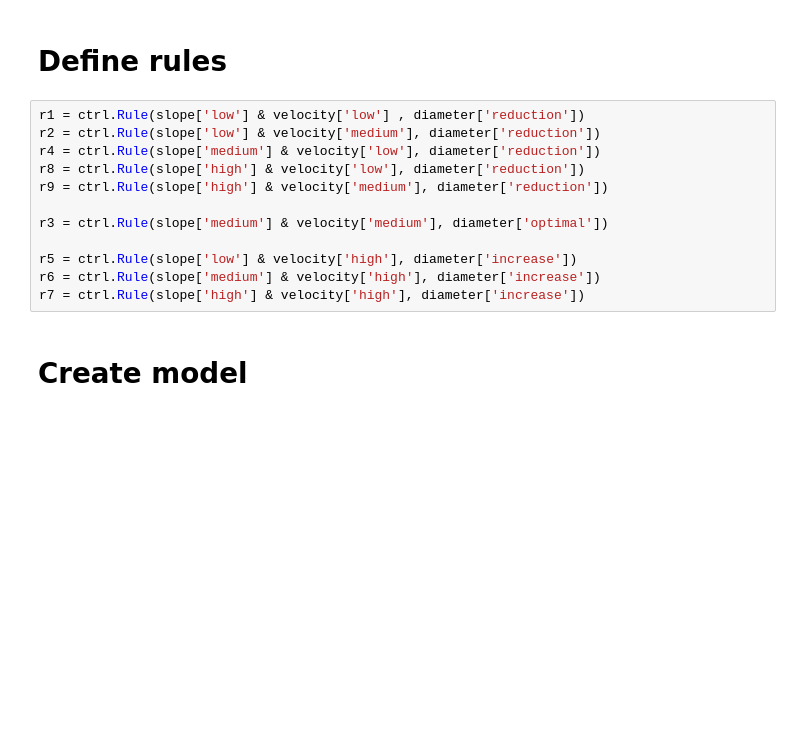
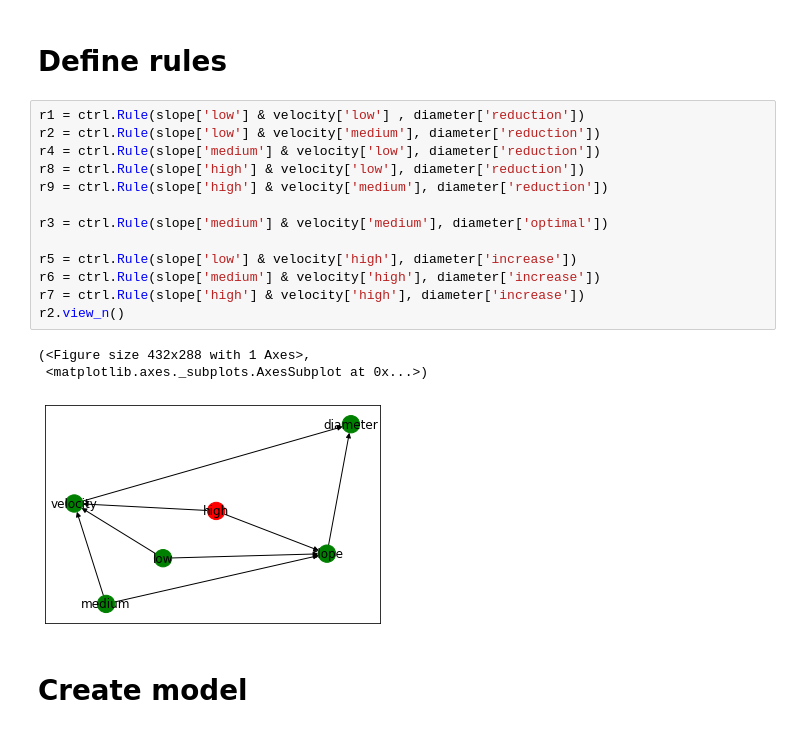
Before and after one commit to BuczynskiRafal/pipe_calculations, a Jupyter notebook: fuzzy logic.ipynb, the cells around one changed output. Drawn from its saved outputs; the diff is of its cells as text; blank space fills up the shorter version.

```diff
--- a/fuzzy logic.ipynb
+++ b/fuzzy logic.ipynb
@@ -230,15 +230,20 @@ diameter.view()
 # %%
 r1 = ctrl.Rule(slope['low'] & velocity['low'] , diameter['reduction'])
 r2 = ctrl.Rule(slope['low'] & velocity['medium'], diameter['reduction'])
 r4 = ctrl.Rule(slope['medium'] & velocity['low'], diameter['reduction'])
 r8 = ctrl.Rule(slope['high'] & velocity['low'], diameter['reduction'])
 r9 = ctrl.Rule(slope['high'] & velocity['medium'], diameter['reduction'])
 
 r3 = ctrl.Rule(slope['medium'] & velocity['medium'], diameter['optimal'])
 
 r5 = ctrl.Rule(slope['low'] & velocity['high'], diameter['increase'])
 r6 = ctrl.Rule(slope['medium'] & velocity['high'], diameter['increase'])
 r7 = ctrl.Rule(slope['high'] & velocity['high'], diameter['increase'])
+r2.view_n()
+# %% [output]
+(<Figure size 432x288 with 1 Axes>,
+ <matplotlib.axes._subplots.AxesSubplot at 0x...>)
+[figure, added]
 # %% [markdown]
 # Create model
 # %%
```
Also changed, not shown: parts of 11 cells of this notebook.
